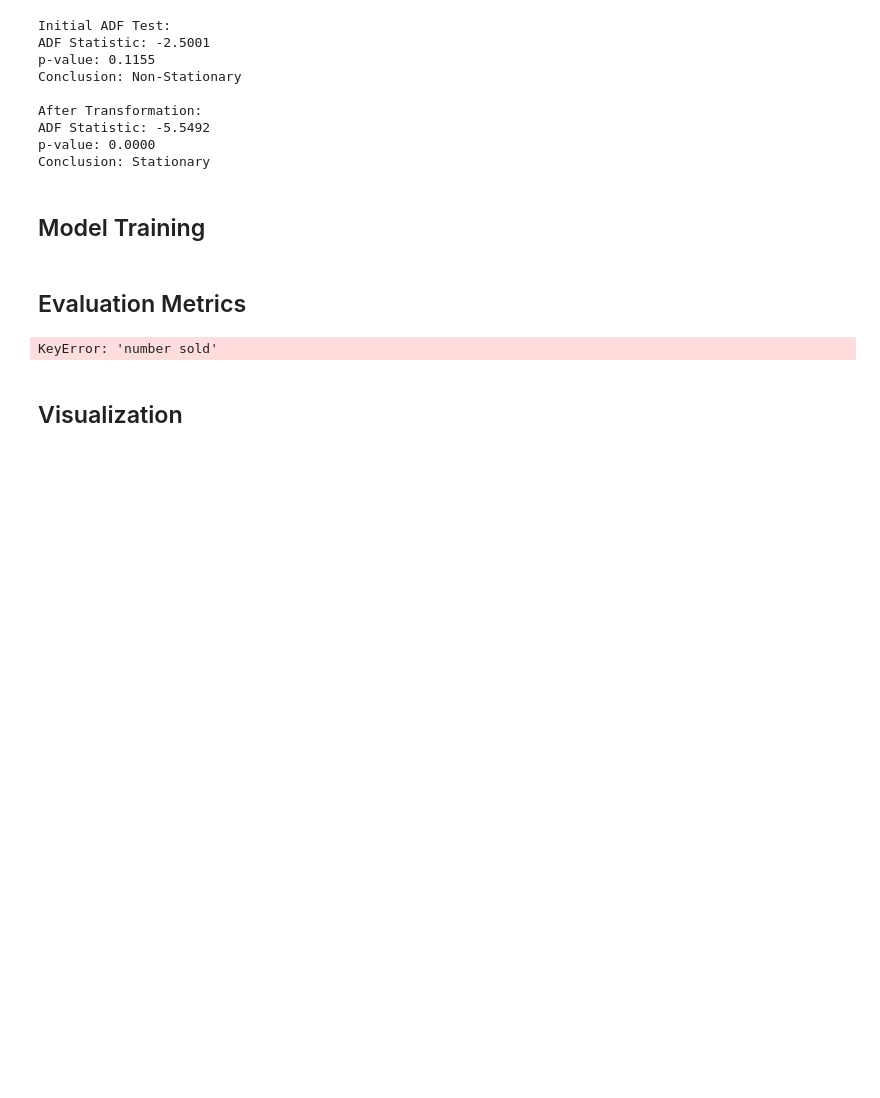
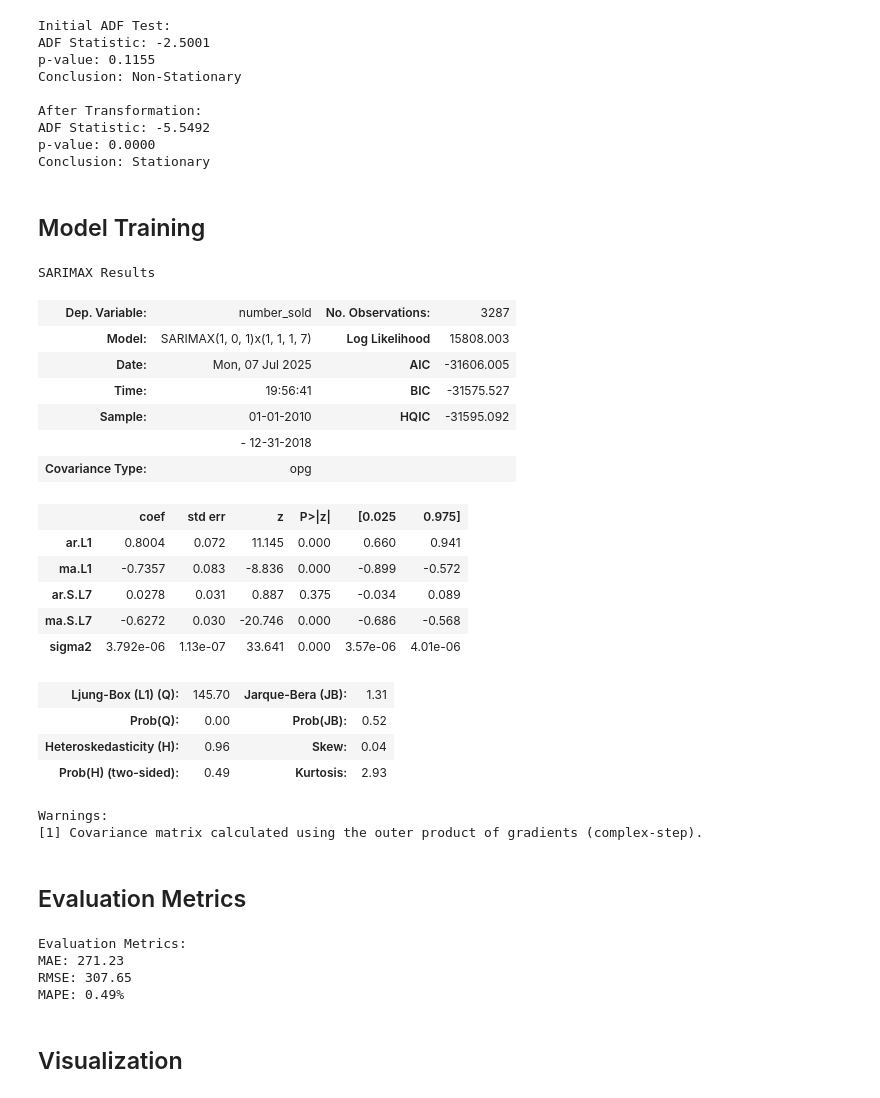
Before and after one commit to yukiroow/data-mining-acts, a Jupyter notebook: DOMINGUEZ LAPIG FINAL_ACT1.ipynb, the cells around one changed output. Drawn from its saved outputs; the diff is of its cells as text; code cells hidden in the pictures; blank space fills up the shorter version.

```diff
--- a/DOMINGUEZ LAPIG FINAL_ACT1.ipynb
+++ b/DOMINGUEZ LAPIG FINAL_ACT1.ipynb
@@ -119,25 +120,56 @@ Conclusion: Stationary
 # %%
 # Split Data
 train = log_sales.loc['2010':'2018']
-test = log_sales.loc['2019']
+test = daily_sales.loc['2019']
 
 # Train the model!
-model = SARIMAX(train, order=(2,1,1), seasonal_order=(1,1,1,7))
+model = SARIMAX(train,
+                order=(1, 0, 1),
+                seasonal_order=(1, 1, 1, 7)
+                )
 results = model.fit(disp=False)
 
 # Forecasting
 forecast = results.get_forecast(steps=len(test))
 predicted_sales = np.expm1(forecast.predicted_mean)
+results.summary()
+# %% [output]
+SARIMAX Results
+| Dep. Variable: | number_sold | No. Observations: | 3287 |
+| Model: | SARIMAX(1, 0, 1)x(1, 1, 1, 7) | Log Likelihood | 15808.003 |
+| Date: | Mon, 07 Jul 2025 | AIC | -31606.005 |
+| Time: | 19:56:41 | BIC | -31575.527 |
+| Sample: | 01-01-2010 | HQIC | -31595.092 |
+|  | - 12-31-2018 |  |  |
+| Covariance Type: | opg |  |  |
+|  | coef | std err | z | P>|z| | [0.025 | 0.975] |
+| ar.L1 | 0.8004 | 0.072 | 11.145 | 0.000 | 0.660 | 0.941 |
+| ma.L1 | -0.7357 | 0.083 | -8.836 | 0.000 | -0.899 | -0.572 |
+| ar.S.L7 | 0.0278 | 0.031 | 0.887 | 0.375 | -0.034 | 0.089 |
+| ma.S.L7 | -0.6272 | 0.030 | -20.746 | 0.000 | -0.686 | -0.568 |
+| sigma2 | 3.792e-06 | 1.13e-07 | 33.641 | 0.000 | 3.57e-06 | 4.01e-06 |
+| Ljung-Box (L1) (Q): | 145.70 | Jarque-Bera (JB): | 1.31 |
+| Prob(Q): | 0.00 | Prob(JB): | 0.52 |
+| Heteroskedasticity (H): | 0.96 | Skew: | 0.04 |
+| Prob(H) (two-sided): | 0.49 | Kurtosis: | 2.93 |
+Warnings:
+[1] Covariance matrix calculated using the outer product of gradients (complex-step).
 # %% [markdown]
 ## Evaluation Metrics
 # %%
 # Evaluation
-mae = mean_absolute_error(test['number sold'], predicted_sales)
-rmse = np.sqrt(mean_squared_error(test['number sold'], predicted_sales))
+mae = mean_absolute_error(test, predicted_sales)
+rmse = np.sqrt(mean_squared_error(test, predicted_sales))
+mape = np.mean(np.abs((test - predicted_sales) / test)) * 100
 
-print("MAE: ", mae)
-print("RMSE:", rmse)
+print("Evaluation Metrics:")
+print(f"MAE: {mae:.2f}")
+print(f"RMSE: {rmse:.2f}")
+print(f"MAPE: {mape:.2f}%")
 # %% [output]
-KeyError: 'number sold'
+Evaluation Metrics:
+MAE: 271.23
+RMSE: 307.65
+MAPE: 0.49%
 # %% [markdown]
 ## Visualization
```
Also changed, not shown: parts of 3 cells of this notebook, 1 other file.
